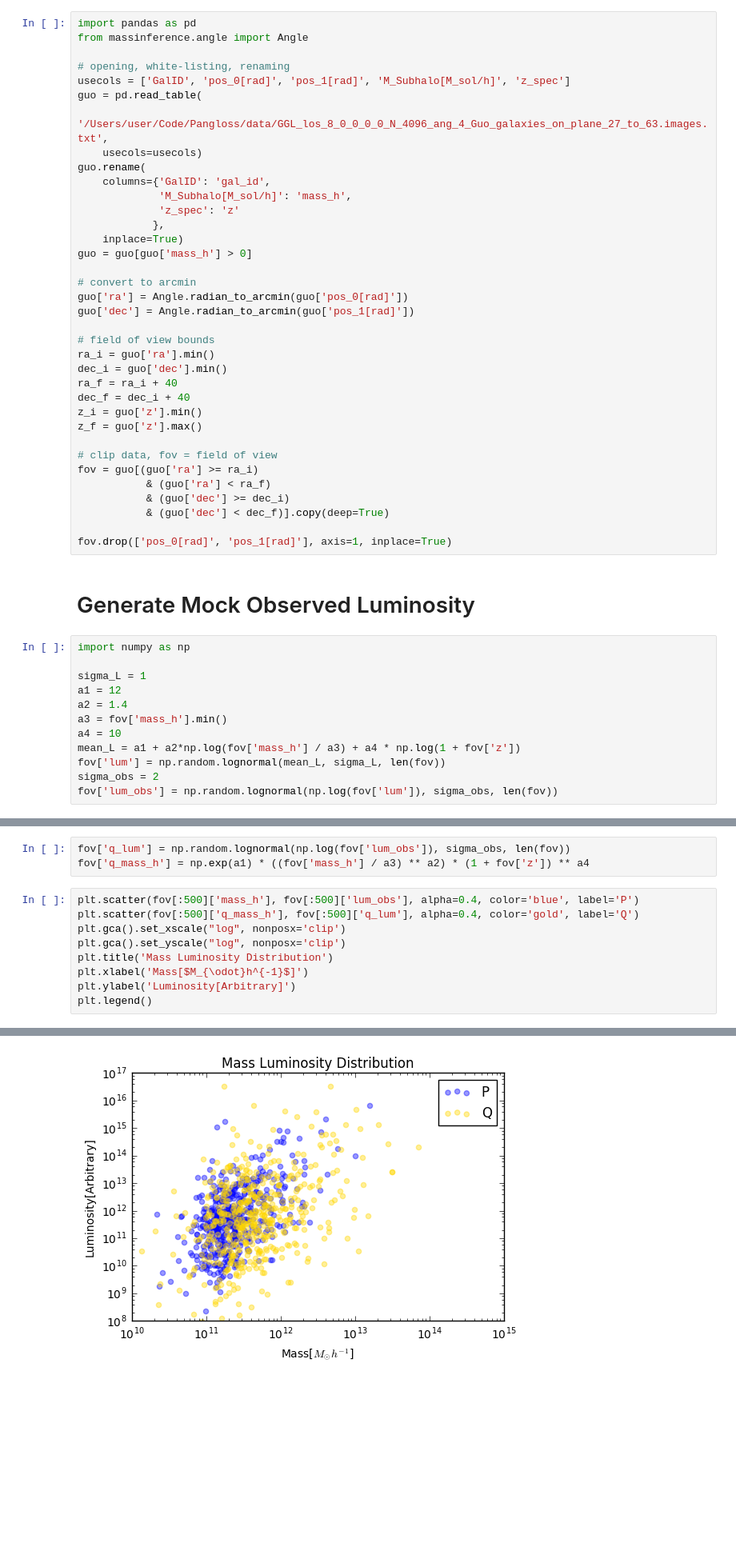
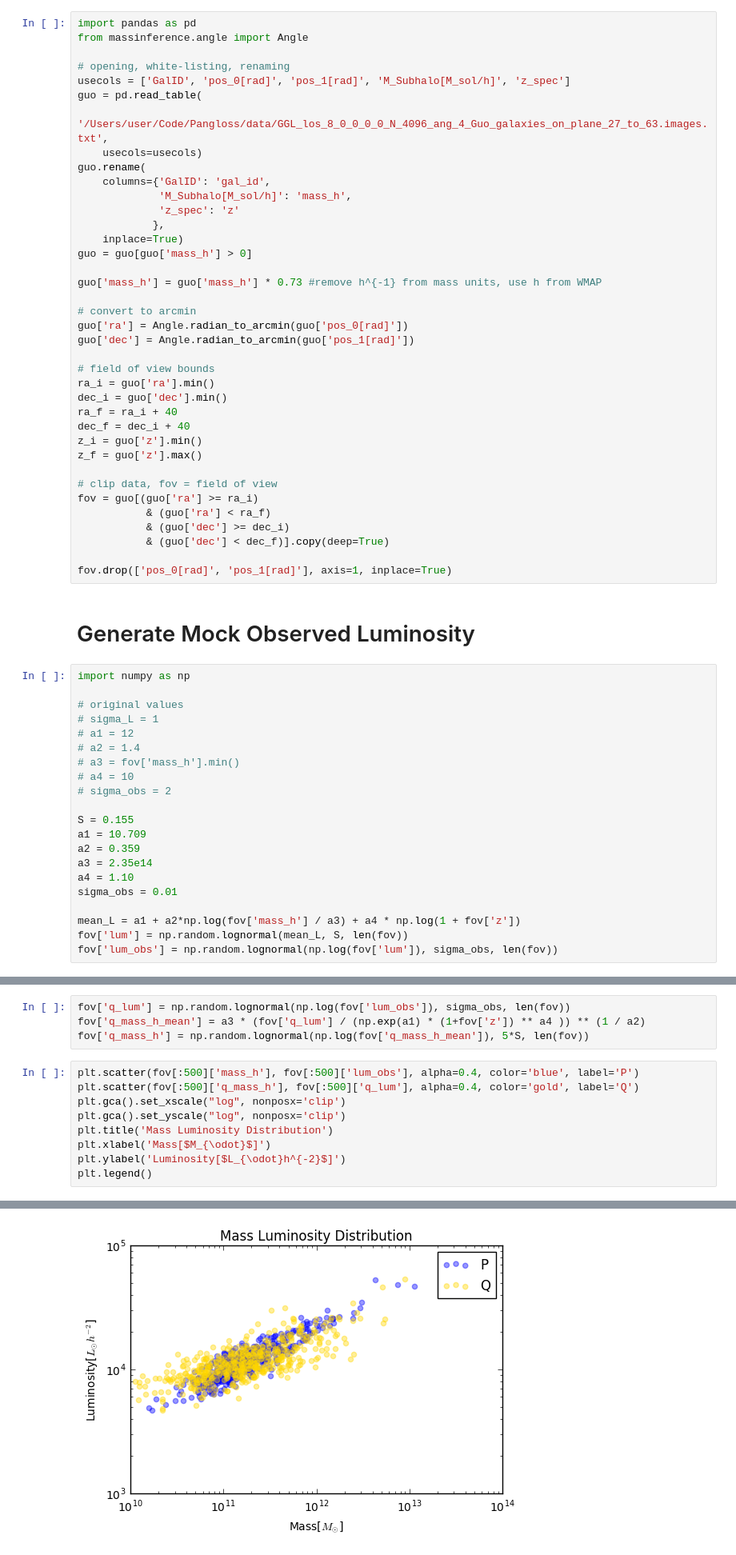
Before and after one commit to davidthomas5412/PanglossNotebooks, a Jupyter notebook: MassLuminosityProject/GenerateMockDataAndImportanceSample_2017_01_22.ipynb, the cells around one changed output, grey strips where cells are left out. Shown at 80% size. Cells and saved outputs as stored; diff of their text form; blank space fills up the shorter version.

```diff
--- a/MassLuminosityProject/GenerateMockDataAndImportanceSample_2017_01_22.ipynb
+++ b/MassLuminosityProject/GenerateMockDataAndImportanceSample_2017_01_22.ipynb
@@ -21,6 +21,8 @@ guo.rename(
             },
     inplace=True)
 guo = guo[guo['mass_h'] > 0]
+
+guo['mass_h'] = guo['mass_h'] * 0.73 #remove h^{-1} from mass units, use h from WMAP
 
 # convert to arcmin
 guo['ra'] = Angle.radian_to_arcmin(guo['pos_0[rad]'])
@@ -46,14 +48,23 @@ fov.drop(['pos_0[rad]', 'pos_1[rad]'], axis=1, inplace=True)
 # %%
 import numpy as np
 
-sigma_L = 1
-a1 = 12
-a2 = 1.4
-a3 = fov['mass_h'].min()
-a4 = 10
+# original values
+# sigma_L = 1
+# a1 = 12
+# a2 = 1.4
+# a3 = fov['mass_h'].min()
+# a4 = 10
+# sigma_obs = 2
+
+S = 0.155
+a1 = 10.709
+a2 = 0.359
+a3 = 2.35e14
+a4 = 1.10
+sigma_obs = 0.01
+
 mean_L = a1 + a2*np.log(fov['mass_h'] / a3) + a4 * np.log(1 + fov['z'])
-fov['lum'] = np.random.lognormal(mean_L, sigma_L, len(fov))
-sigma_obs = 2
+fov['lum'] = np.random.lognormal(mean_L, S, len(fov))
 fov['lum_obs'] = np.random.lognormal(np.log(fov['lum']), sigma_obs, len(fov))
 # %%
 %matplotlib inline
@@ -72,16 +83,17 @@ plt.ylabel('Luminosity[Arbitrary]')
 # Generate Q
 # %%
 fov['q_lum'] = np.random.lognormal(np.log(fov['lum_obs']), sigma_obs, len(fov))
-fov['q_mass_h'] = np.exp(a1) * ((fov['mass_h'] / a3) ** a2) * (1 + fov['z']) ** a4
+fov['q_mass_h_mean'] = a3 * (fov['q_lum'] / (np.exp(a1) * (1+fov['z']) ** a4 )) ** (1 / a2)
+fov['q_mass_h'] = np.random.lognormal(np.log(fov['q_mass_h_mean']), 5*S, len(fov))
 # %%
 plt.scatter(fov[:500]['mass_h'], fov[:500]['lum_obs'], alpha=0.4, color='blue', label='P')
 plt.scatter(fov[:500]['q_mass_h'], fov[:500]['q_lum'], alpha=0.4, color='gold', label='Q')
 plt.gca().set_xscale("log", nonposx='clip')
 plt.gca().set_yscale("log", nonposx='clip')
 plt.title('Mass Luminosity Distribution')
-plt.xlabel('Mass[$M_{\odot}h^{-1}$]')
-plt.ylabel('Luminosity[Arbitrary]')
+plt.xlabel('Mass[$M_{\odot}$]')
+plt.ylabel('Luminosity[$L_{\odot}h^{-2}$]')
 plt.legend()
 # %% [output]
 <matplotlib.legend.Legend at 0x...>
-[figure, old version]
+[figure, new version]
```
Also changed, not shown: parts of 1 cell of this notebook, 2 other files.
